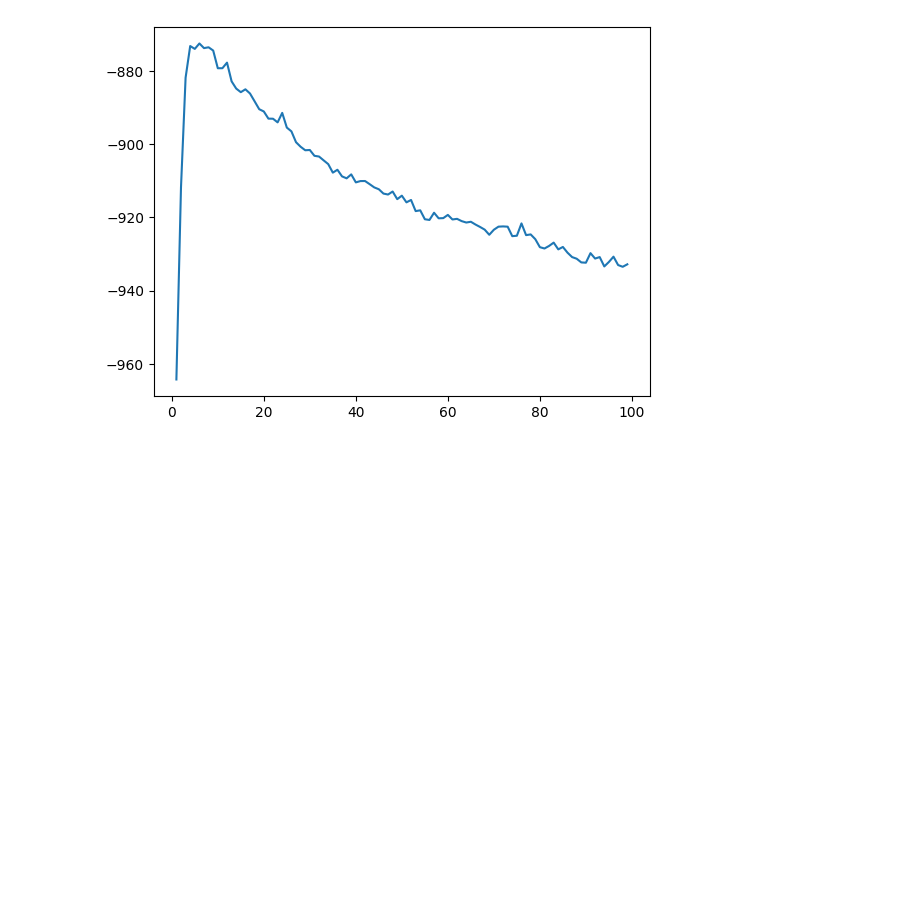
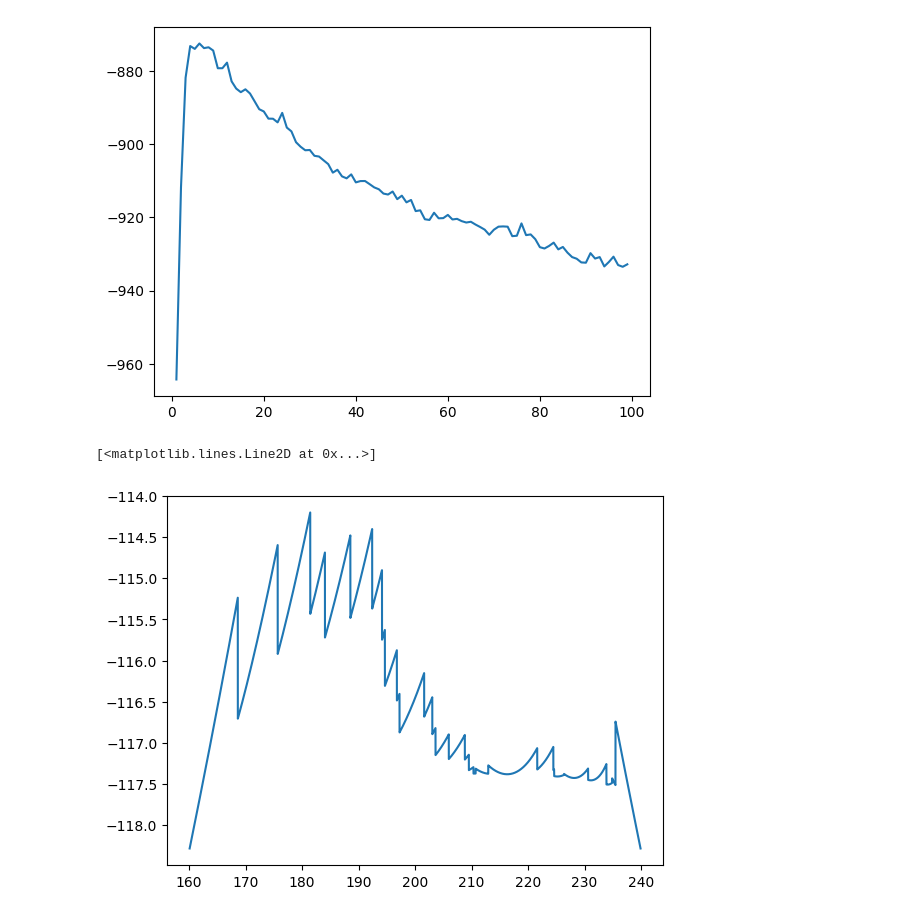
Before and after one commit to wknop/licencjat, a Jupyter notebook: notebook1.ipynb, the cells around one changed output. Saved outputs shown, nothing was run; the diff lists cells and outputs as text; code cells hidden in the pictures; blank space fills up the shorter version.

Commit message:
uppern boundary calculating functioon is done :>

```diff
--- a/notebook1.ipynb
+++ b/notebook1.ipynb
@@ -223,3 +223,42 @@ array([-964.28302489, -911.24719798, -880.38097322, -870.8542504 ,
        -892.150592  , -895.23064959, -894.36581334, -889.25519025,
        -895.83581189, -896.49558729, -891.22016705])
 [figure]
+# %%
+
+
+mock_data = pd.DataFrame(np.array([1,2,3,4,5.1,6,7,8,9]))
+
+
+def logL(split, data, alfa, boundaries):
+    N0 = (data < split).sum()
+    N1 = (data > split).sum()
+    N = N1 + N0
+    delta0 = split - boundaries[0]
+    delta1 = boundaries[1] - split
+    summand0 = N0 * np.log((N0 + alfa - 1) / (delta0 * (N + N * alfa - 1)))
+    summand1 = N1 * np.log((N1 + alfa - 1) / (delta1 * (N + N * alfa - 1)))
+    result = summand0 + summand1
+    return float(result)
+def logL_values(splits, data, alfa, boundaries):
+    result_values = np.zeros(len(splits))
+    for i, split in enumerate(splits):
+        result_values[i] = logL(split, data, alfa, boundaries)
+    return result_values
+
+# range = np.arange(2,8, 0.01)
+# bounds = np.array([1.1,8.9])
+# logL_values (splits=range, data=mock_data, alfa=2, boundaries=bounds)
+# logL(split=3, data=mock_data, alfa=2, boundaries=bounds)
+# first_bin_count = df[df < 0].shape[0]
+# plt.plot(range, logL_values (splits=range, data=mock_data, alfa=2, boundaries=bounds))
+per_min = 160
+per_max = 240
+x_rang = df_non_polars['per']
+x_rang = x_rang[x_rang.between(per_min, per_max)]
+period_split = np.arange(per_min + .1, per_max -.1, .01)
+period_boundaries = np.array([per_min, per_max])
+# logL_values (splits=period_split, data=x_rang, alfa=2, boundaries=period_boundaries)
+plt.plot(period_split, logL_values (splits=period_split, data=x_rang, alfa=2, boundaries=period_boundaries))
+# %% [output]
+[<matplotlib.lines.Line2D at 0x...>]
+[figure, added]
```
Also changed, not shown: parts of 1 cell of this notebook.
